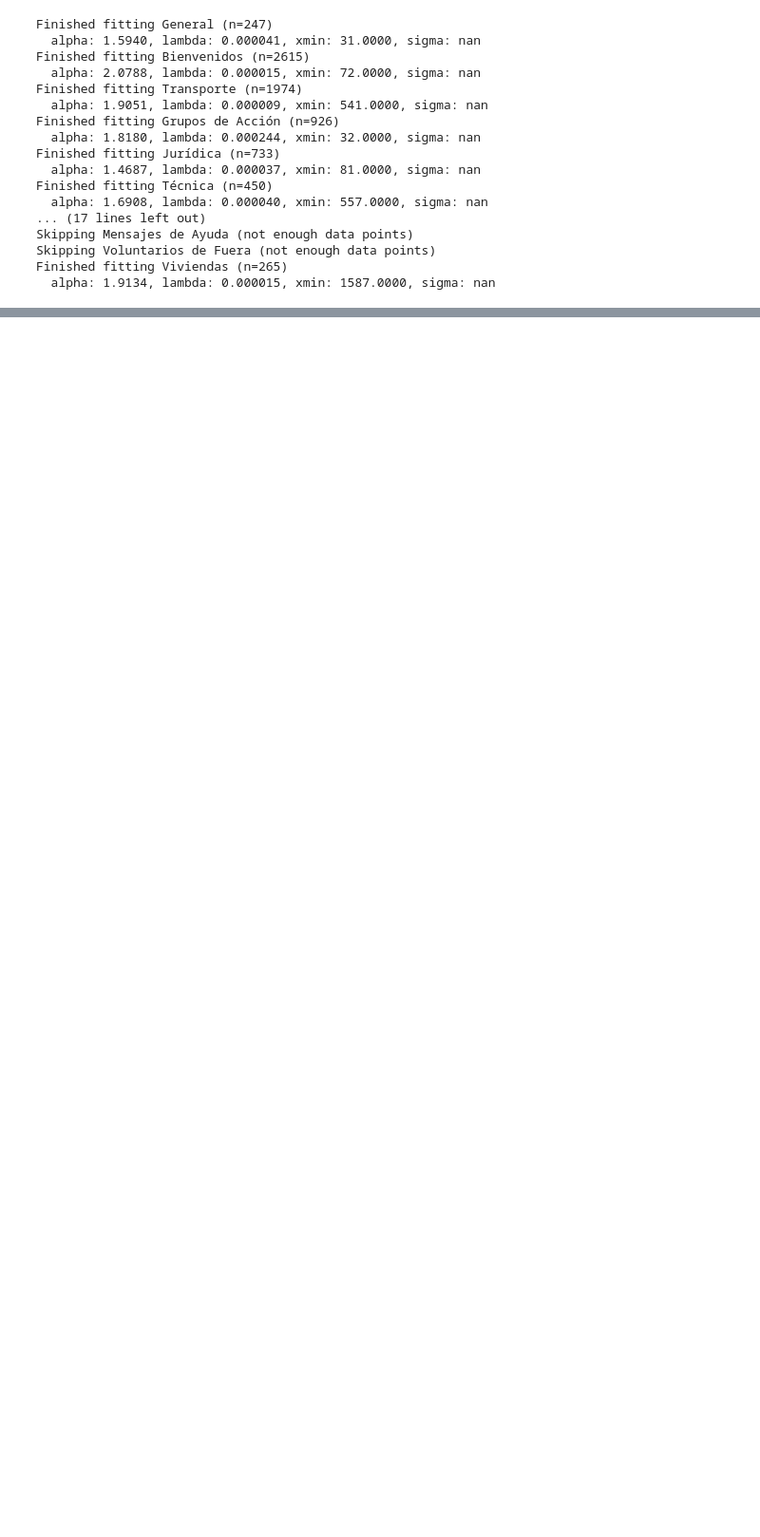
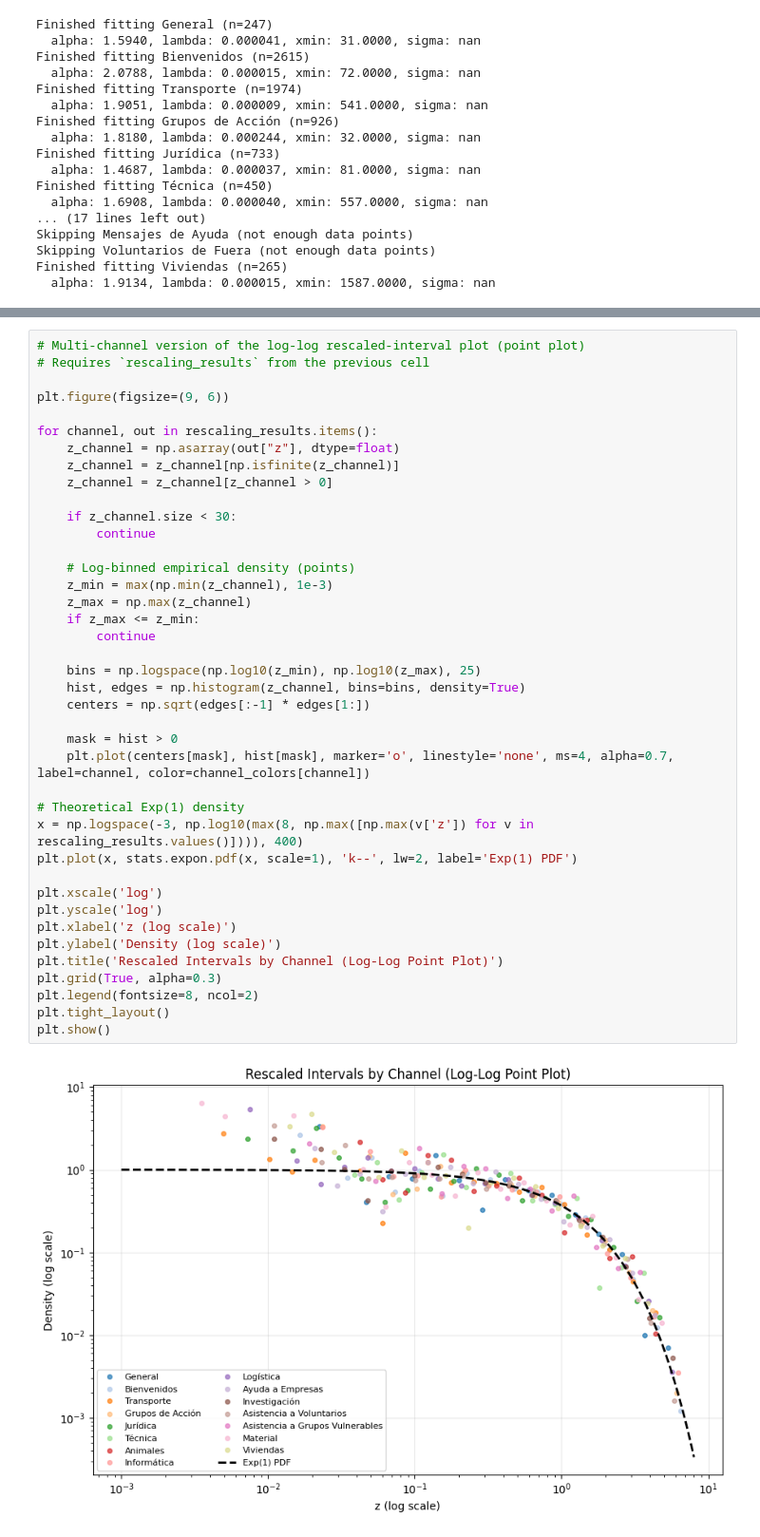
Before and after one commit to pablob2002/TFM, a Jupyter notebook: Temporal Distribution of messages/260226_temporal_dist_rescaling.ipynb, the cells around one changed output, grey strips where cells are left out. Shown at 95% size. Cells and saved outputs as stored; diff of their text form; blank space fills up the shorter version.

```diff
--- a/Temporal Distribution of messages/260226_temporal_dist_rescaling.ipynb
+++ b/Temporal Distribution of messages/260226_temporal_dist_rescaling.ipynb
@@ -694,0 +910,42 @@ plt.show()
+# %%
+# Multi-channel version of the log-log rescaled-interval plot (point plot)
+# Requires `rescaling_results` from the previous cell
+
+plt.figure(figsize=(9, 6))
+
+for channel, out in rescaling_results.items():
+    z_channel = np.asarray(out["z"], dtype=float)
+    z_channel = z_channel[np.isfinite(z_channel)]
+    z_channel = z_channel[z_channel > 0]
+
+    if z_channel.size < 30:
+        continue
+
+    # Log-binned empirical density (points)
+    z_min = max(np.min(z_channel), 1e-3)
+    z_max = np.max(z_channel)
+    if z_max <= z_min:
+        continue
+
+    bins = np.logspace(np.log10(z_min), np.log10(z_max), 25)
+    hist, edges = np.histogram(z_channel, bins=bins, density=True)
+    centers = np.sqrt(edges[:-1] * edges[1:])
+
+    mask = hist > 0
+    plt.plot(centers[mask], hist[mask], marker='o', linestyle='none', ms=4, alpha=0.7, label=channel, color=channel_colors[channel])
+
+# Theoretical Exp(1) density
+x = np.logspace(-3, np.log10(max(8, np.max([np.max(v['z']) for v in rescaling_results.values()]))), 400)
+plt.plot(x, stats.expon.pdf(x, scale=1), 'k--', lw=2, label='Exp(1) PDF')
+
+plt.xscale('log')
+plt.yscale('log')
+plt.xlabel('z (log scale)')
+plt.ylabel('Density (log scale)')
+plt.title('Rescaled Intervals by Channel (Log-Log Point Plot)')
+plt.grid(True, alpha=0.3)
+plt.legend(fontsize=8, ncol=2)
+plt.tight_layout()
+plt.show()
+# %% [output]
+[figure, added]
```
Also changed, not shown: parts of 7 cells of this notebook, 8 other files.
